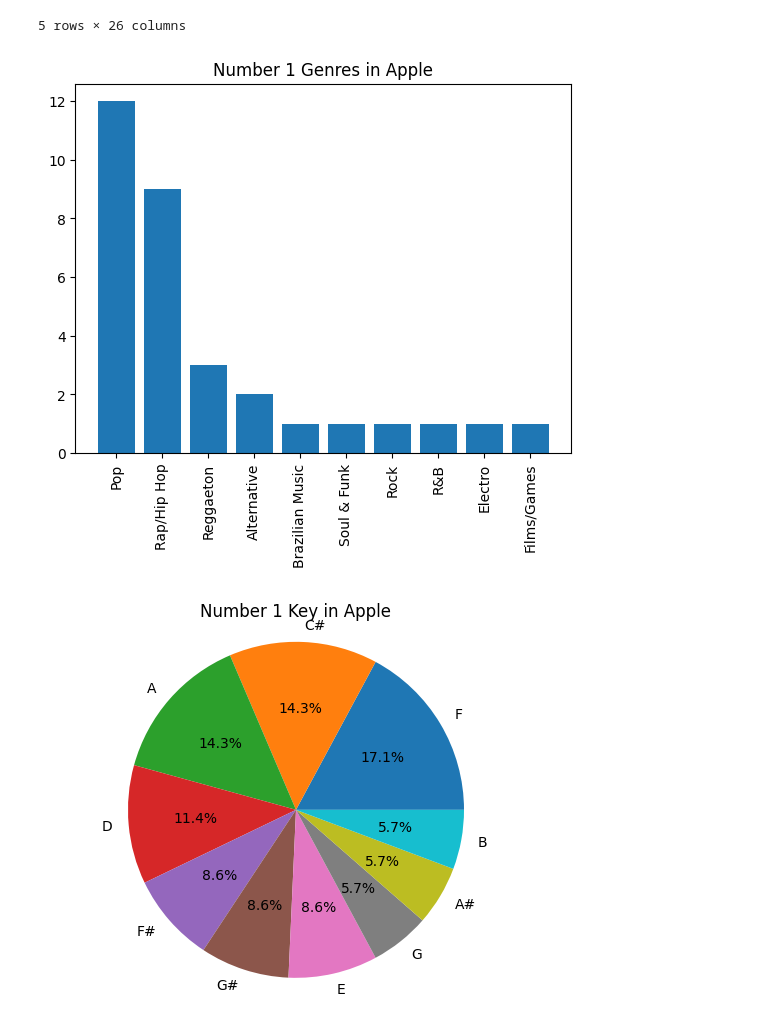
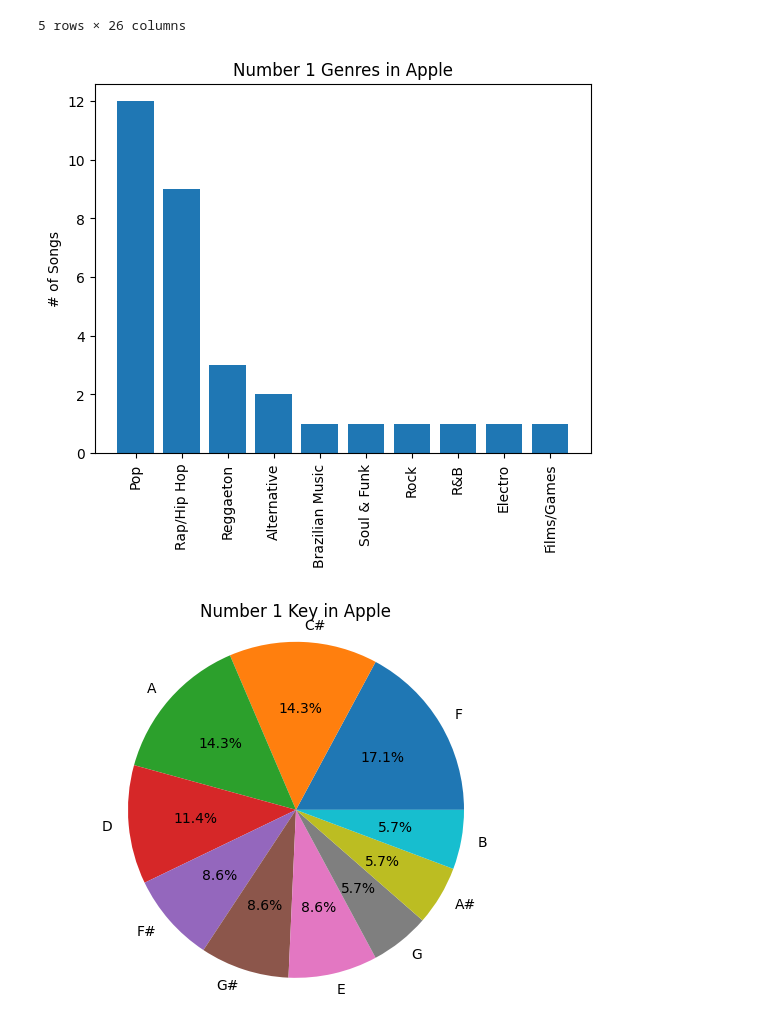
Before and after one commit to alaa-aleryani/Project_1, a Jupyter notebook: music.ipynb, the cells around one changed output. Cells and saved outputs as stored; diff of their text form; code cells hidden in the pictures.

```diff
--- a/music.ipynb
+++ b/music.ipynb
@@ -319,12 +324,14 @@ no1_apple.head()
 # %%
 ## Make a bar graph for no 1 apple music genre
 no1_apple_genre= no1_apple["Deezer Genre"].value_counts()
 plt.bar(no1_apple_genre.index,no1_apple_genre)
 plt.xticks(rotation=90)
+plt.ylabel("# of Songs")
 plt.title("Number 1 Genres in Apple")
+plt.savefig("output/Number 1 Genre in Apple_Q1.png")
 plt.show()
 # %% [output]
-[figure, old version]
+[figure, new version]
 # %%
 ## Make a pie graph for no 1 apple music key
 no1_apple_key= no1_apple["key"].value_counts()
```
Also changed, not shown: parts of 14 cells of this notebook, 12 other files.
